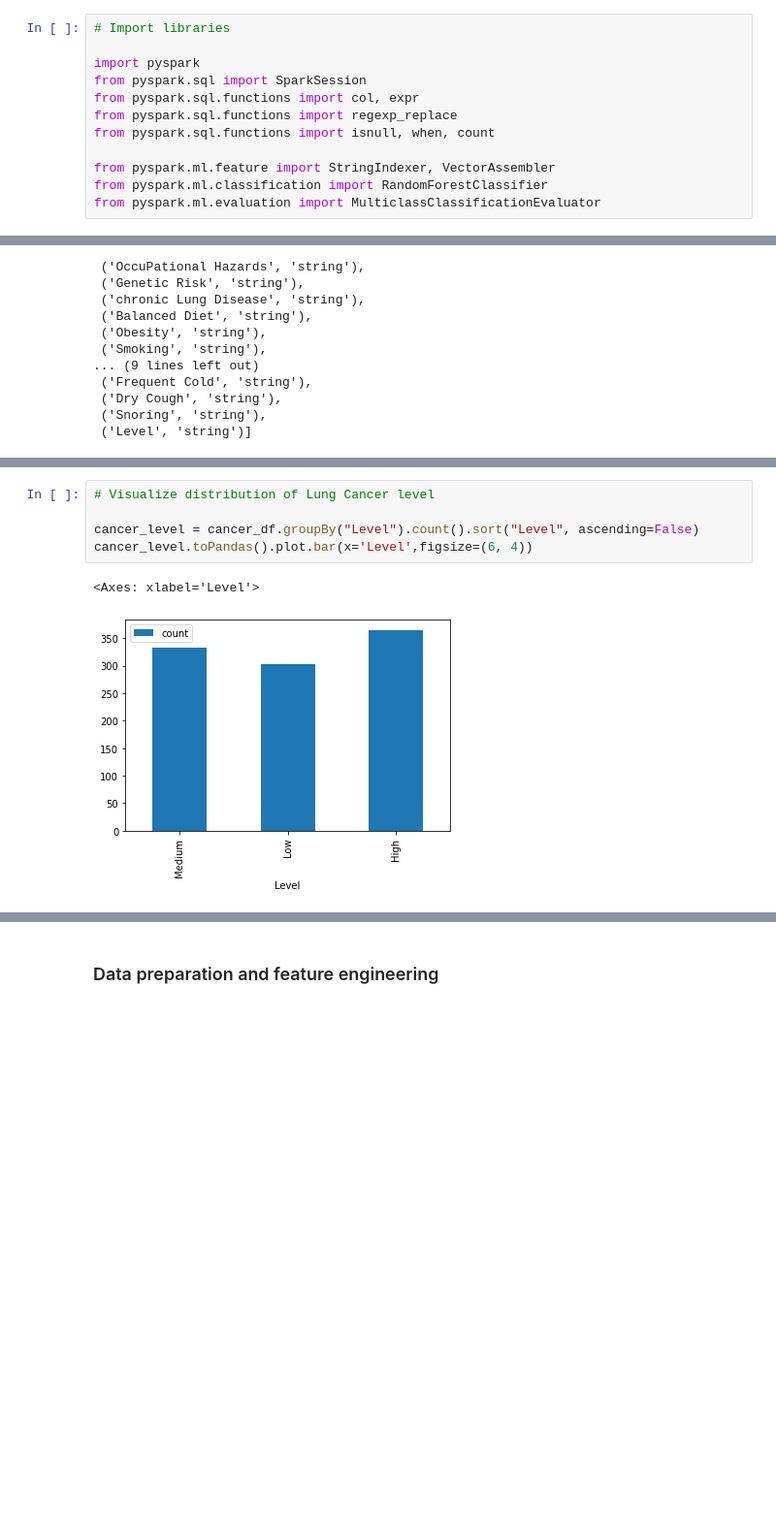
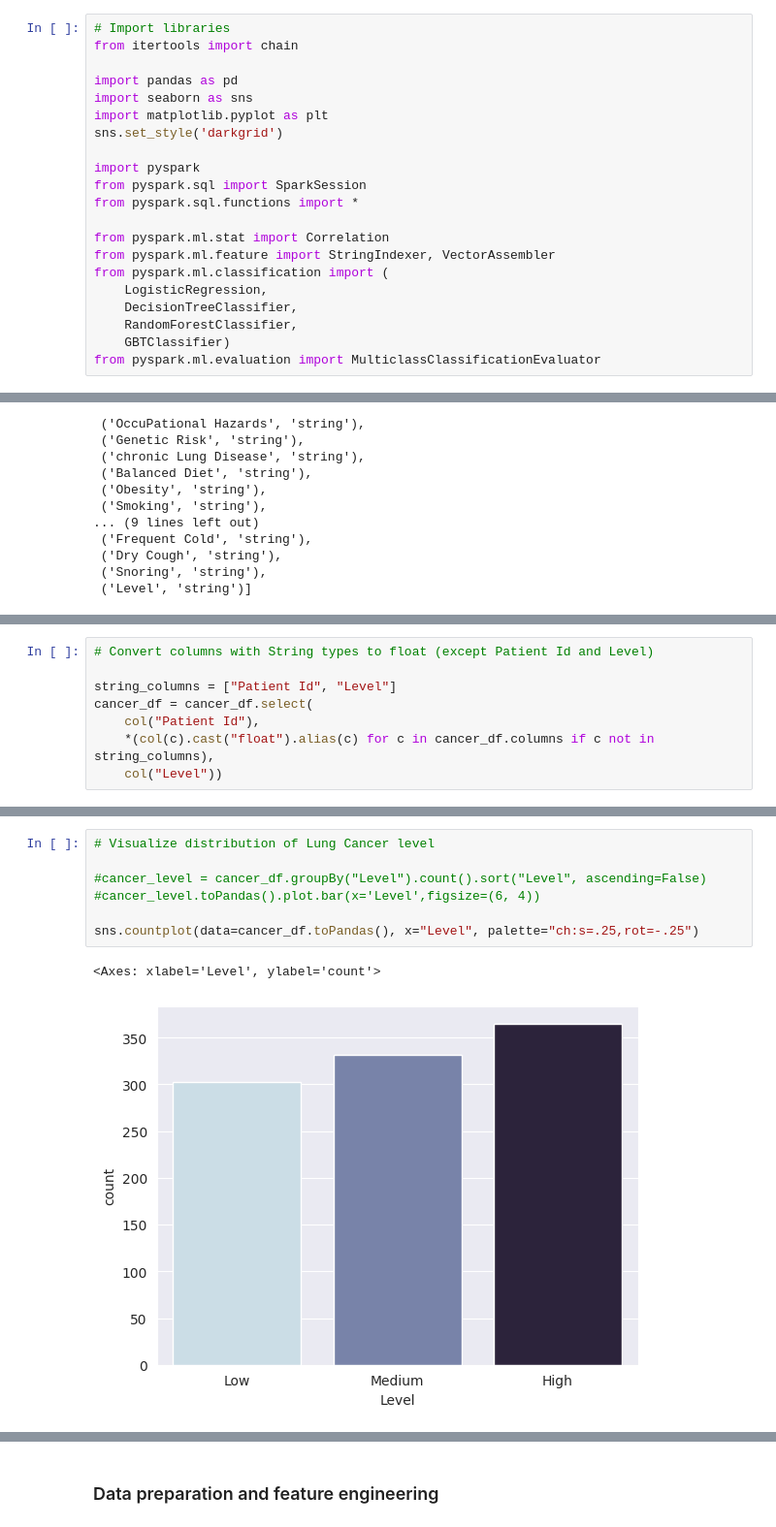
Before and after one commit to susanesho/lung-cancer-project, a Jupyter notebook: Lung_Cancer_project.ipynb, the cells around one changed output, grey strips where cells are left out. Shown at 97% size. Cells and saved outputs as stored; diff of their text form; blank space fills up the shorter version.

```diff
--- a/Lung_Cancer_project.ipynb
+++ b/Lung_Cancer_project.ipynb
@@ -28,15 +32,24 @@ Installing collected packages: py4j, pyspark
 Successfully installed py4j-0.10.9.5 pyspark-3.3.2
 # %%
 # Import libraries
+from itertools import chain
+
+import pandas as pd
+import seaborn as sns
+import matplotlib.pyplot as plt
+sns.set_style('darkgrid')
 
 import pyspark
 from pyspark.sql import SparkSession
-from pyspark.sql.functions import col, expr
-from pyspark.sql.functions import regexp_replace
-from pyspark.sql.functions import isnull, when, count
+from pyspark.sql.functions import *
 
+from pyspark.ml.stat import Correlation
 from pyspark.ml.feature import StringIndexer, VectorAssembler
-from pyspark.ml.classification import RandomForestClassifier
+from pyspark.ml.classification import (
+    LogisticRegression,
+    DecisionTreeClassifier,
+    RandomForestClassifier,
+    GBTClassifier)
 from pyspark.ml.evaluation import MulticlassClassificationEvaluator
 # %% [markdown]
 ### Load and Explore Dataset
@@ -146,0 +167,8 @@ cancer_df.dtypes
+# %%
+# Convert columns with String types to float (except Patient Id and Level)
+
+string_columns = ["Patient Id", "Level"]
+cancer_df = cancer_df.select(
+    col("Patient Id"),
+    *(col(c).cast("float").alias(c) for c in cancer_df.columns if c not in string_columns),
+    col("Level"))
@@ -147,8 +177,10 @@ cancer_df.dtypes
 # %%
 # Visualize distribution of Lung Cancer level
 
-cancer_level = cancer_df.groupBy("Level").count().sort("Level", ascending=False)
-cancer_level.toPandas().plot.bar(x='Level',figsize=(6, 4))
+#cancer_level = cancer_df.groupBy("Level").count().sort("Level", ascending=False)
+#cancer_level.toPandas().plot.bar(x='Level',figsize=(6, 4))
+
+sns.countplot(data=cancer_df.toPandas(), x="Level", palette="ch:s=.25,rot=-.25")
 # %% [output]
-<Axes: xlabel='Level'>
+<Axes: xlabel='Level', ylabel='count'>
-[figure, old version]
+[figure, new version]
```
Also changed, not shown: parts of 43 cells of this notebook.
